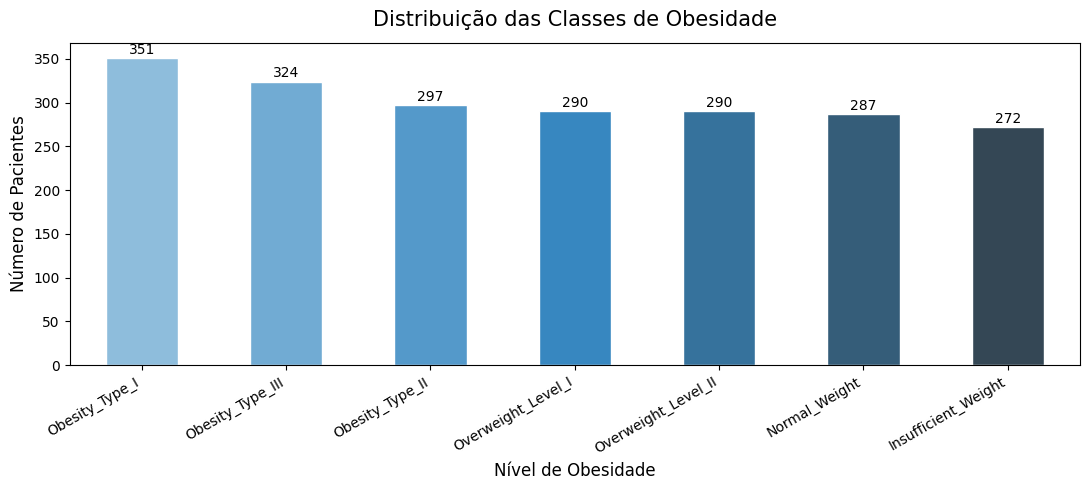
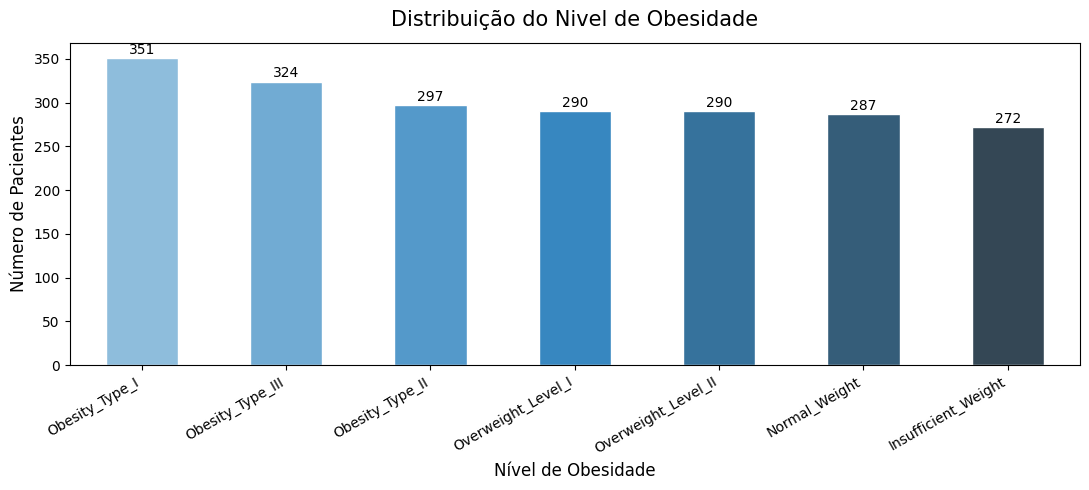
Code edit (unified diff) that turned the first committed figure into the second:
--- before
+++ after
@@ -1,8 +1,6 @@
 COLUNA_ALVO = 'Obesity'  # Coluna que queremos prever
 
-print(f"🎯 Distribuição da variável alvo: '{COLUNA_ALVO}'")
 contagem = df[COLUNA_ALVO].value_counts()
 print(contagem)
-print(f"\nTotal de classes: {df[COLUNA_ALVO].nunique()}")
 
 # Gráfico de barras
@@ -10,5 +8,5 @@
 cores = sns.color_palette("Blues_d", len(contagem))
 contagem.plot(kind='bar', color=cores, edgecolor='white', ax=ax)
-ax.set_title('Distribuição das Classes de Obesidade', fontsize=15, pad=12)
+ax.set_title('Distribuição do Nivel de Obesidade', fontsize=15, pad=12)
 ax.set_xlabel('Nível de Obesidade', fontsize=12)
 ax.set_ylabel('Número de Pacientes', fontsize=12)

Commit: Ajustes